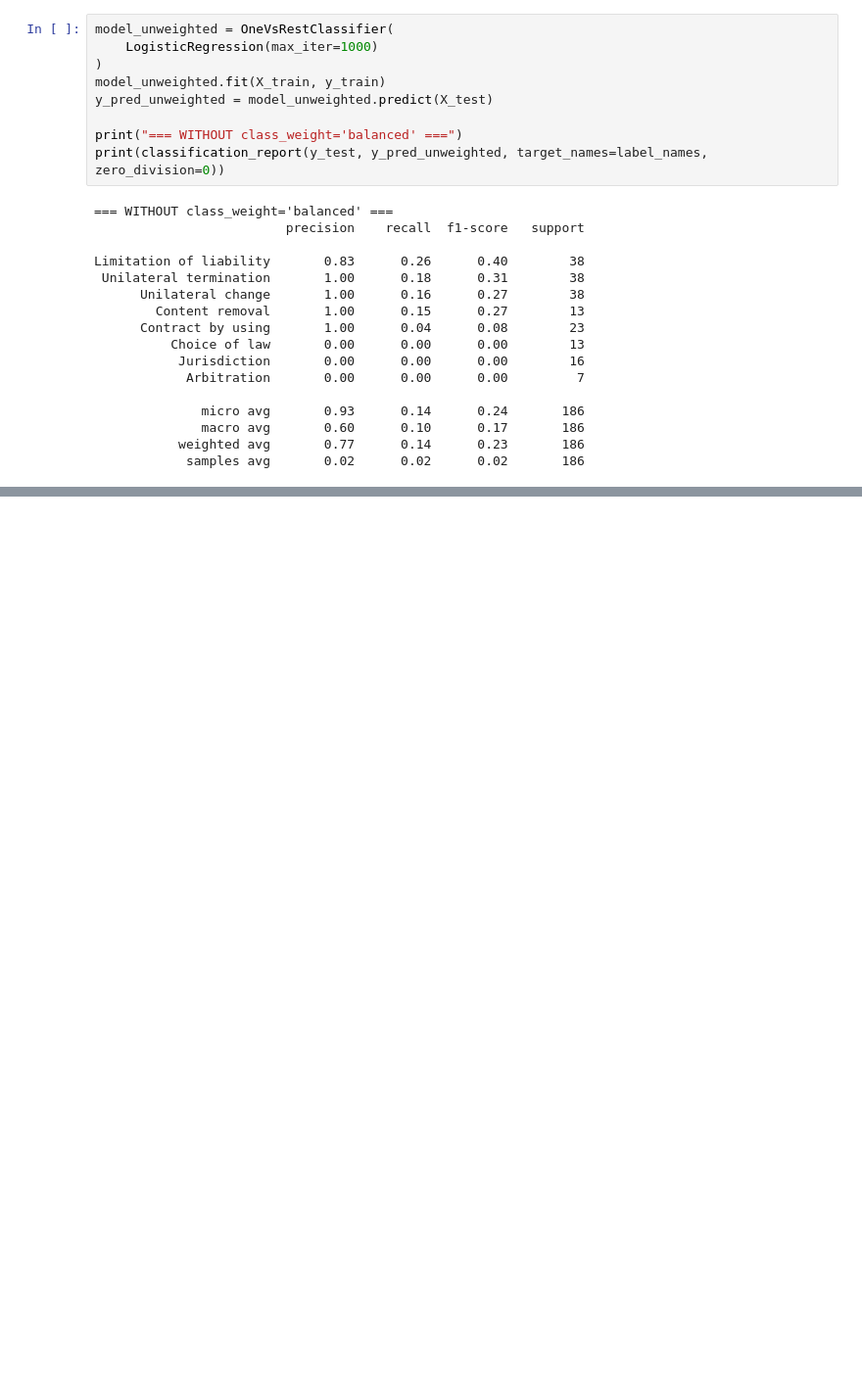
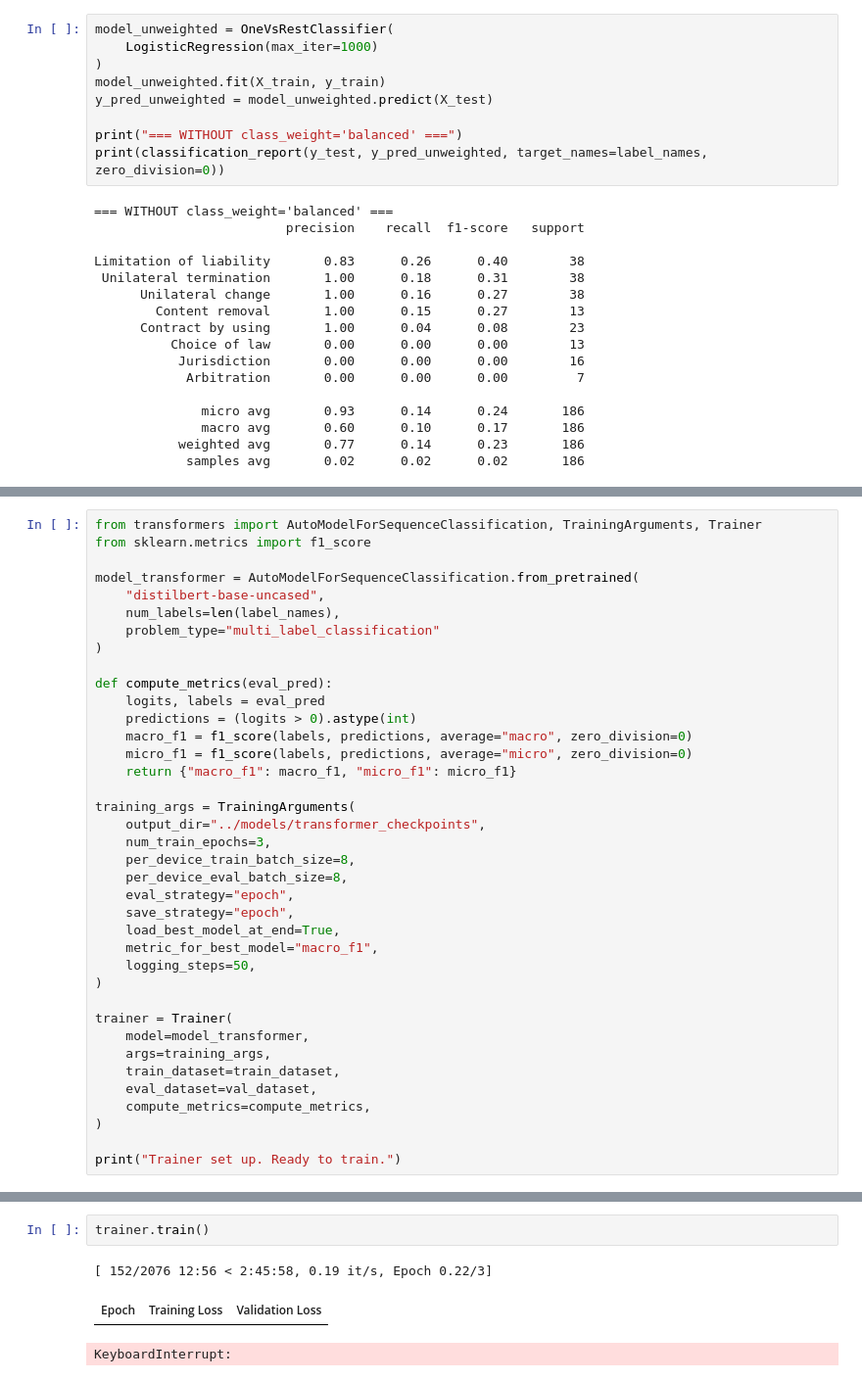
Before and after one commit to akshatsharma-02/contract-risk-assistant, a Jupyter notebook: notebooks/01_eda.ipynb, the cells around one changed output, grey strips where cells are left out. Shown at 98% size. Cells and saved outputs as stored; diff of their text form; blank space fills up the shorter version.

Commit message:
Add transformer training code and metrics (model weights excluded, see .gitignore)

```diff
--- a/notebooks/01_eda.ipynb
+++ b/notebooks/01_eda.ipynb
@@ -226,0 +339,38 @@ Limitation of liability       0.83      0.26      0.40        38
+# %%
+from transformers import AutoModelForSequenceClassification, TrainingArguments, Trainer
+from sklearn.metrics import f1_score
+
+model_transformer = AutoModelForSequenceClassification.from_pretrained(
+    "distilbert-base-uncased",
+    num_labels=len(label_names),
+    problem_type="multi_label_classification"
+)
+
+def compute_metrics(eval_pred):
+    logits, labels = eval_pred
+    predictions = (logits > 0).astype(int)
+    macro_f1 = f1_score(labels, predictions, average="macro", zero_division=0)
+    micro_f1 = f1_score(labels, predictions, average="micro", zero_division=0)
+    return {"macro_f1": macro_f1, "micro_f1": micro_f1}
+
+training_args = TrainingArguments(
+    output_dir="../models/transformer_checkpoints",
+    num_train_epochs=3,
+    per_device_train_batch_size=8,
+    per_device_eval_batch_size=8,
+    eval_strategy="epoch",
+    save_strategy="epoch",
+    load_best_model_at_end=True,
+    metric_for_best_model="macro_f1",
+    logging_steps=50,
+)
+
+trainer = Trainer(
+    model=model_transformer,
+    args=training_args,
+    train_dataset=train_dataset,
+    eval_dataset=val_dataset,
+    compute_metrics=compute_metrics,
+)
+
+print("Trainer set up. Ready to train.")
@@ -226,0 +395,6 @@ Limitation of liability       0.83      0.26      0.40        38
+# %%
+trainer.train()
+# %% [output]
+[ 152/2076 12:56 < 2:45:58, 0.19 it/s, Epoch 0.22/3]
+| Epoch | Training Loss | Validation Loss |
+KeyboardInterrupt:
```
Also changed, not shown: parts of 13 cells of this notebook, 4 other files.
